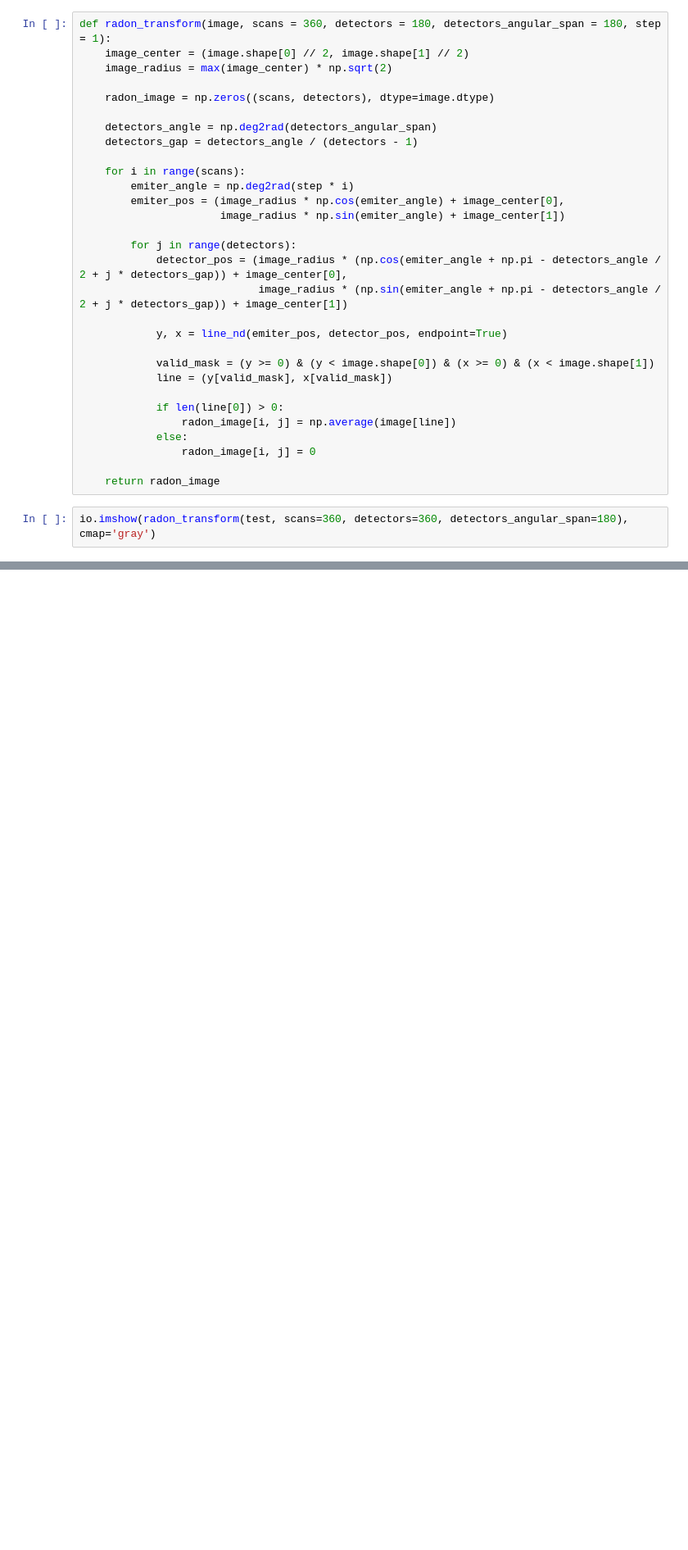
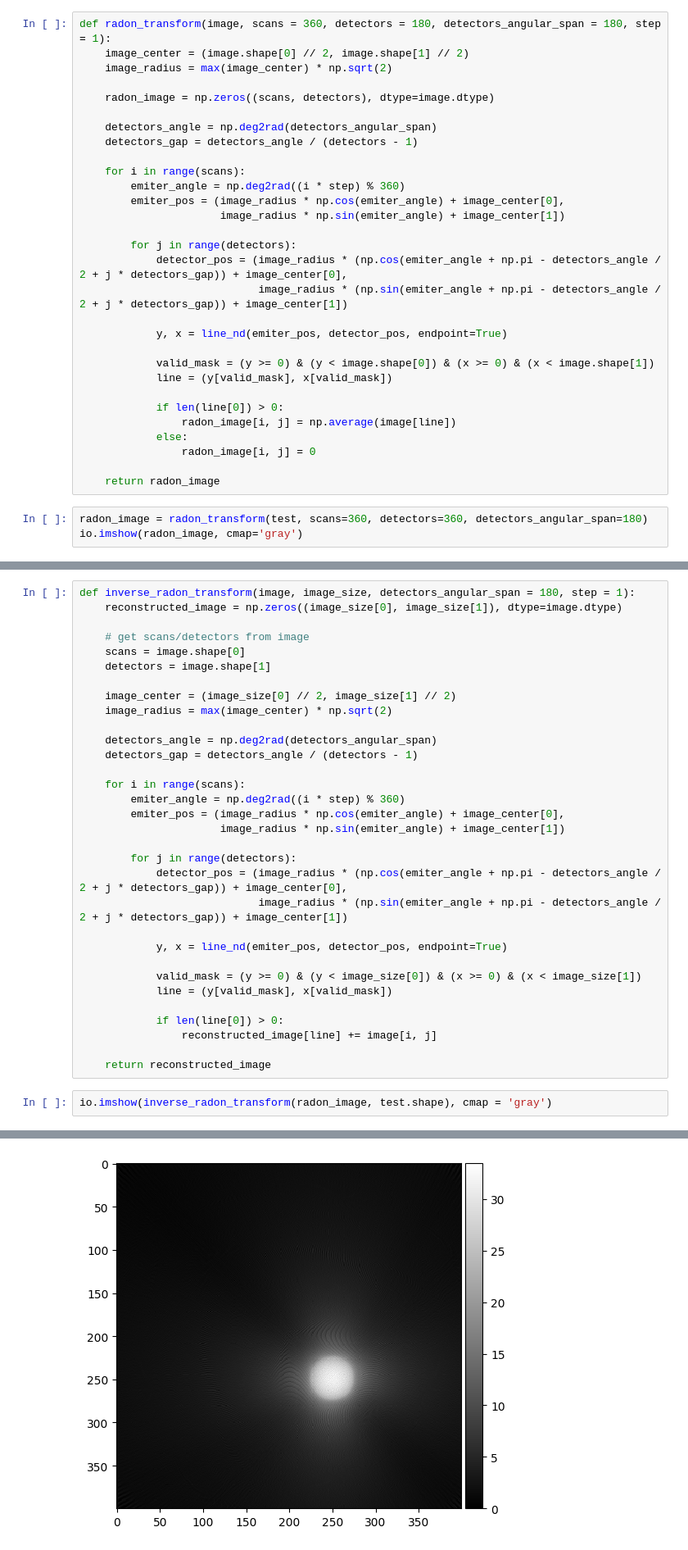
Before and after one commit to zielonyogor/Tomograph, a Jupyter notebook: main.ipynb, the cells around one changed output, grey strips where cells are left out. Shown at 82% size. Drawn from its saved outputs; the diff is of its cells as text; blank space fills up the shorter version.

Commit message:
Add inverse transform, filtering, interact

```diff
--- a/main.ipynb
+++ b/main.ipynb
@@ -19,7 +21,7 @@ def radon_transform(image, scans = 360, detectors = 180, detectors_angular_span
     detectors_gap = detectors_angle / (detectors - 1)
 
     for i in range(scans):
-        emiter_angle = np.deg2rad(step * i)
+        emiter_angle = np.deg2rad((i * step) % 360)
         emiter_pos = (image_radius * np.cos(emiter_angle) + image_center[0],
                       image_radius * np.sin(emiter_angle) + image_center[1])
 
@@ -39,7 +41,43 @@ def radon_transform(image, scans = 360, detectors = 180, detectors_angular_span
 
     return radon_image
 # %%
-io.imshow(radon_transform(test, scans=360, detectors=360, detectors_angular_span=180), cmap='gray')
+radon_image = radon_transform(test, scans=360, detectors=360, detectors_angular_span=180)
+io.imshow(radon_image, cmap='gray')
 # %% [output]
 <matplotlib.image.AxesImage at 0x...>
 [figure]
+# %%
+def inverse_radon_transform(image, image_size, detectors_angular_span = 180, step = 1):
+    reconstructed_image = np.zeros((image_size[0], image_size[1]), dtype=image.dtype)
+
+    # get scans/detectors from image
+    scans = image.shape[0]
+    detectors = image.shape[1]
+
+    image_center = (image_size[0] // 2, image_size[1] // 2)
+    image_radius = max(image_center) * np.sqrt(2)
+
+    detectors_angle = np.deg2rad(detectors_angular_span)
+    detectors_gap = detectors_angle / (detectors - 1)
+
+    for i in range(scans):
+        emiter_angle = np.deg2rad((i * step) % 360)
+        emiter_pos = (image_radius * np.cos(emiter_angle) + image_center[0],
+                      image_radius * np.sin(emiter_angle) + image_center[1])
+
+        for j in range(detectors):
+            detector_pos = (image_radius * (np.cos(emiter_angle + np.pi - detectors_angle / 2 + j * detectors_gap)) + image_center[0],
+                            image_radius * (np.sin(emiter_angle + np.pi - detectors_angle / 2 + j * detectors_gap)) + image_center[1])
+
+            y, x = line_nd(emiter_pos, detector_pos, endpoint=True)
+
+            valid_mask = (y >= 0) & (y < image_size[0]) & (x >= 0) & (x < image_size[1])
+            line = (y[valid_mask], x[valid_mask])
+
+            if len(line[0]) > 0:
+                reconstructed_image[line] += image[i, j]
+
+    return reconstructed_image
+# %%
+io.imshow(inverse_radon_transform(radon_image, test.shape), cmap = 'gray')
+# %% [output]
@@ -45,0 +85 @@ io.imshow(radon_transform(test, scans=360, detectors=360, detectors_angular_span
+[figure, added]
```
Also changed, not shown: parts of 6 cells of this notebook.
